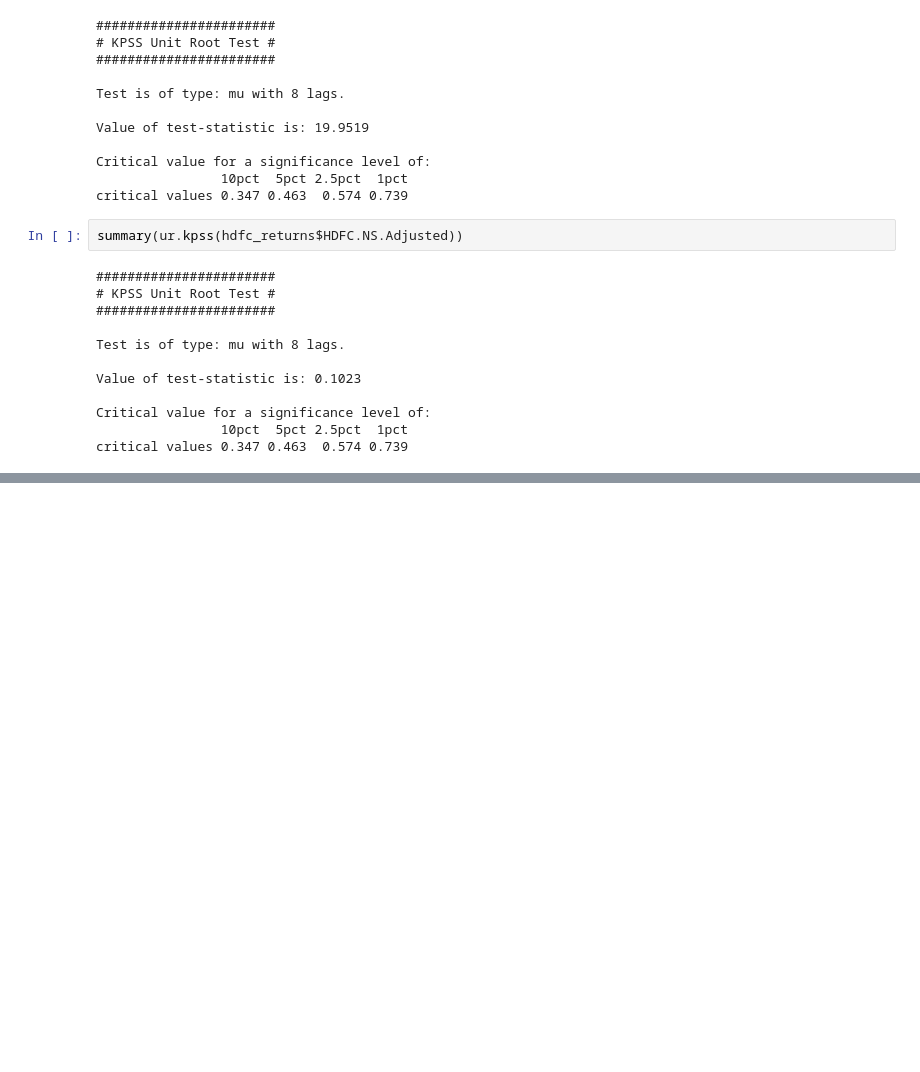
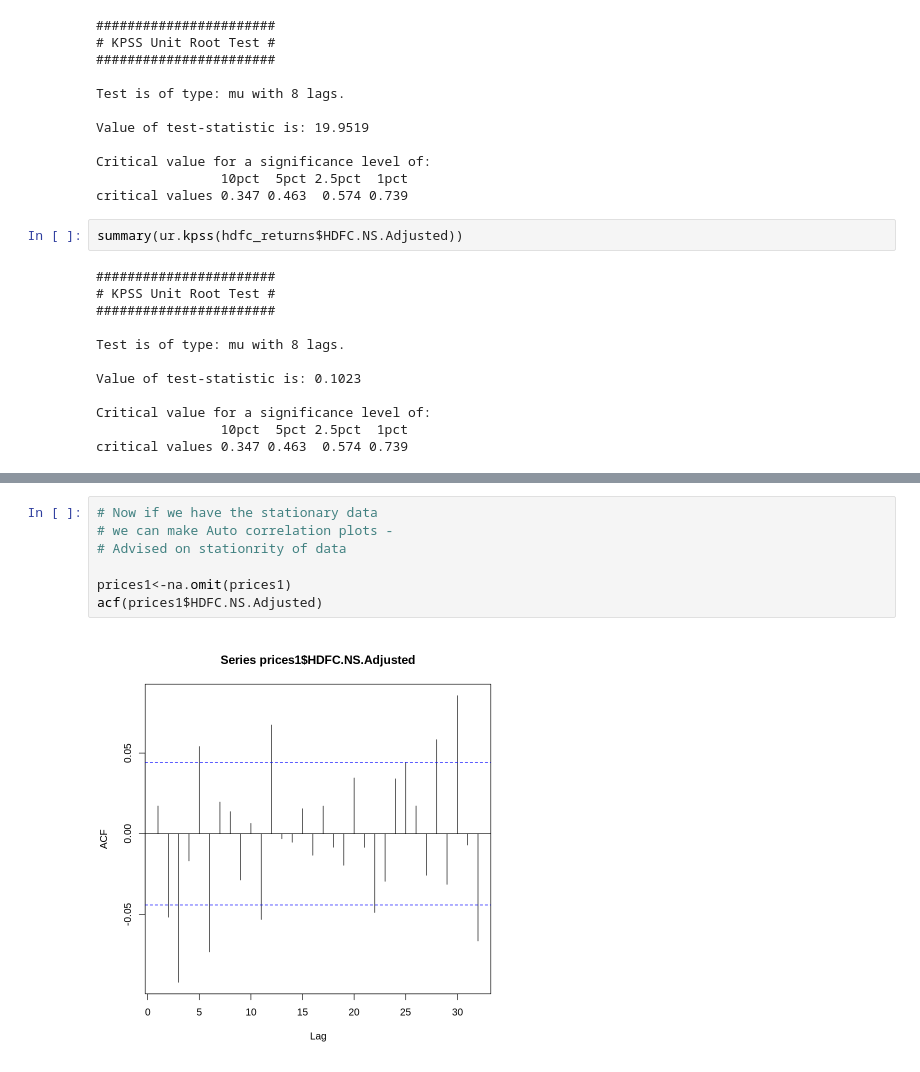
Before and after one commit to ravindrabajpai/sp_forecasting, a Jupyter notebook: r_colab_2.ipynb, the cells around one changed output, grey strips where cells are left out. Saved outputs shown, nothing was run; the diff lists cells and outputs as text; blank space fills up the shorter version.

```diff
--- a/r_colab_2.ipynb
+++ b/r_colab_2.ipynb
@@ -316,0 +327,9 @@ critical values 0.347 0.463  0.574 0.739
+# %%
+# Now if we have the stationary data
+# we can make Auto correlation plots -
+# Advised on stationrity of data
+
+prices1<-na.omit(prices1)
+acf(prices1$HDFC.NS.Adjusted)
+# %% [output]
+[figure, added]
```
Also changed, not shown: parts of 8 cells of this notebook.
